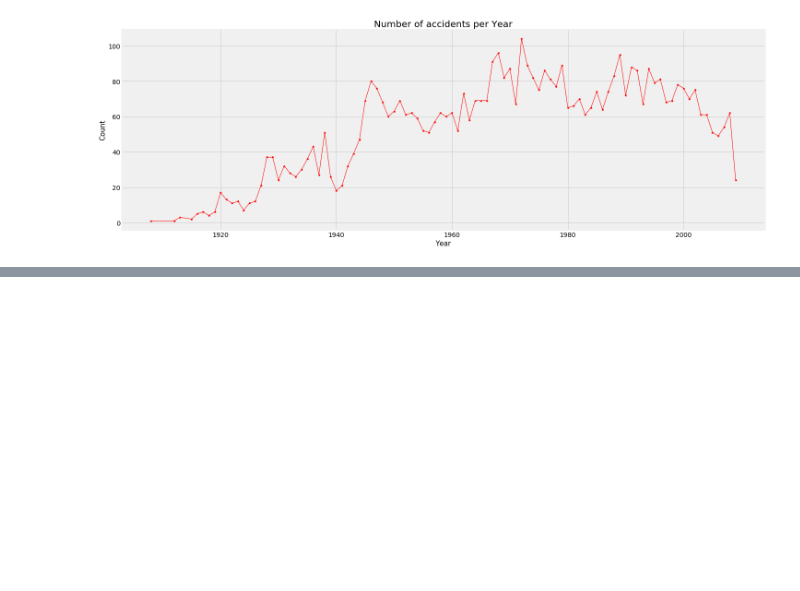
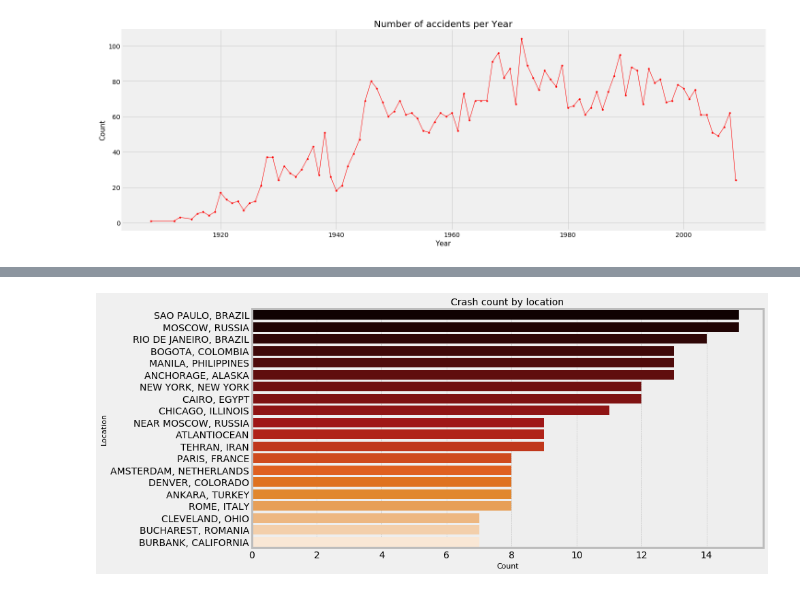
Before and after one commit to GrumpiestToast/Project-1, a Jupyter notebook: Airplane_Crashes.ipynb, the cells around one changed output, grey strips where cells are left out. Cells and saved outputs as stored; diff of their text form; code cells hidden in the pictures; blank space fills up the shorter version.

```diff
--- a/Airplane_Crashes.ipynb
+++ b/Airplane_Crashes.ipynb
@@ -177,0 +197,10 @@ plt.show()
+# %%
+loc_list = Counter(df['Location'].dropna()).most_common(20)
+locs = []
+crashes = []
+for loc in loc_list:
+    locs.append(loc[0])
+    crashes.append(loc[1])
+dangerous_locations = pd.DataFrame({'Crashes in this location' : crashes}, index=locs)
+
+dangerous_locations
@@ -177,0 +225,9 @@ plt.show()
+# %%
+plt.figure(figsize=(12,6))
+sns.barplot(y=dangerous_locations.index, x="Crashes in this location", data=dangerous_locations, palette="gist_heat", orient='h')
+plt.xlabel('Count', fontsize=11)
+plt.ylabel('Location', fontsize=11)
+plt.title('Crash count by location', loc='Center', fontsize=14)
+plt.show()
+# %% [output]
+[figure, added]
```
Also changed, not shown: parts of 17 cells of this notebook.
